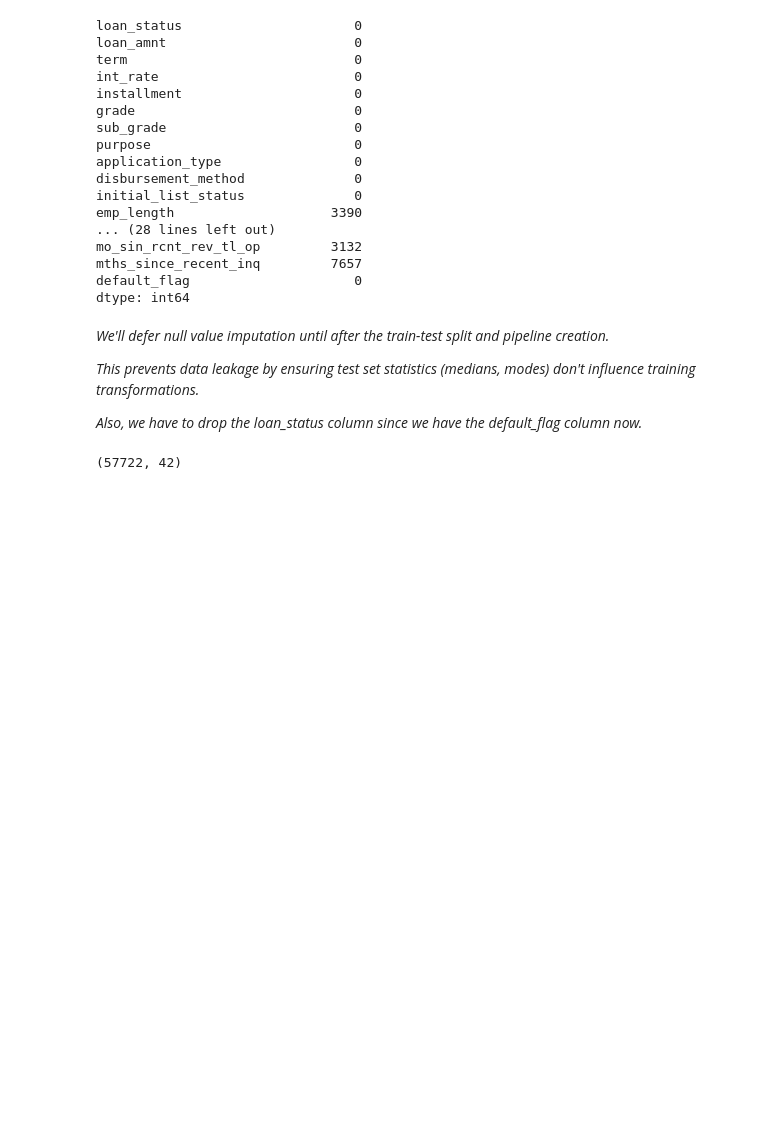
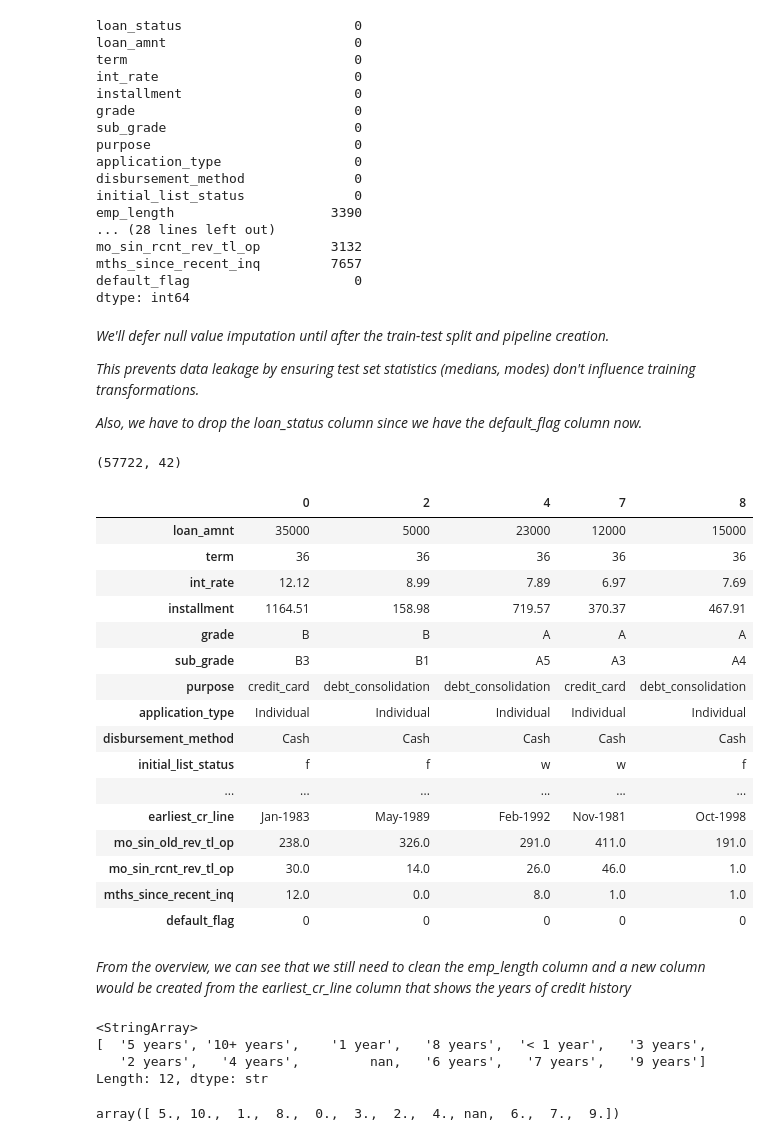
Before and after one commit to KingsleyElo/nigerian-credit-risk, a Jupyter notebook: notebooks/01_data_cleaning.ipynb, the cells around one changed output. Drawn from its saved outputs; the diff is of its cells as text; code cells hidden in the pictures; blank space fills up the shorter version.

```diff
--- a/notebooks/01_data_cleaning.ipynb
+++ b/notebooks/01_data_cleaning.ipynb
@@ -281,3 +281,51 @@ filtered_df = filtered_df.drop('loan_status', axis=1)
 filtered_df.shape
 # %% [output]
 (57722, 42)
+# %%
+# remove the months in the term column
+filtered_df['term'] = filtered_df['term'].str.replace(' months', '').astype(int)
+# %%
+# let us check the data if there is any cleaning that still needs to be done
+filtered_df.head().T
+# %% [output]
+|  | 0 | 2 | 4 | 7 | 8 |
+| loan_amnt | 35000 | 5000 | 23000 | 12000 | 15000 |
+| term | 36 | 36 | 36 | 36 | 36 |
+| int_rate | 12.12 | 8.99 | 7.89 | 6.97 | 7.69 |
+| installment | 1164.51 | 158.98 | 719.57 | 370.37 | 467.91 |
+| grade | B | B | A | A | A |
+| sub_grade | B3 | B1 | A5 | A3 | A4 |
+| purpose | credit_card | debt_consolidation | debt_consolidation | credit_card | debt_consolidation |
+| application_type | Individual | Individual | Individual | Individual | Individual |
+| disbursement_method | Cash | Cash | Cash | Cash | Cash |
+| initial_list_status | f | f | w | w | f |
+| ... | ... | ... | ... | ... | ... |
+| earliest_cr_line | Jan-1983 | May-1989 | Feb-1992 | Nov-1981 | Oct-1998 |
+| mo_sin_old_rev_tl_op | 238.0 | 326.0 | 291.0 | 411.0 | 191.0 |
+| mo_sin_rcnt_rev_tl_op | 30.0 | 14.0 | 26.0 | 46.0 | 1.0 |
+| mths_since_recent_inq | 12.0 | 0.0 | 8.0 | 1.0 | 1.0 |
+| default_flag | 0 | 0 | 0 | 0 | 0 |
+# %% [markdown]
+*From the overview, we can see that we still need to clean the emp_length column and a new column would be created from the earliest_cr_line column that shows the years of credit history*
+# %%
+# check the unique values in the emp_length column
+filtered_df.emp_length.unique()
+# %% [output]
+<StringArray>
+[  '5 years', '10+ years',    '1 year',   '8 years',  '< 1 year',   '3 years',
+   '2 years',   '4 years',         nan,   '6 years',   '7 years',   '9 years']
+Length: 12, dtype: str
+# %%
+# convert the emp_length to int and remove the years, + and <
+
+filtered_df['emp_length'] = (filtered_df['emp_length']
+                           .str.replace(' years', '', regex=False)
+                           .str.replace(' year', '', regex=False)
+                           .str.replace('< 1', '0', regex=True)
+                           .str.replace(r'[\+]', '', regex=True)
+                           .astype(float))
+
+# check the column again to confirm if corrections have been made
+filtered_df.emp_length.unique()
+# %% [output]
+array([ 5., 10.,  1.,  8.,  0.,  3.,  2.,  4., nan,  6.,  7.,  9.])
```
Also changed, not shown: parts of 2 cells of this notebook, 2 other files.
